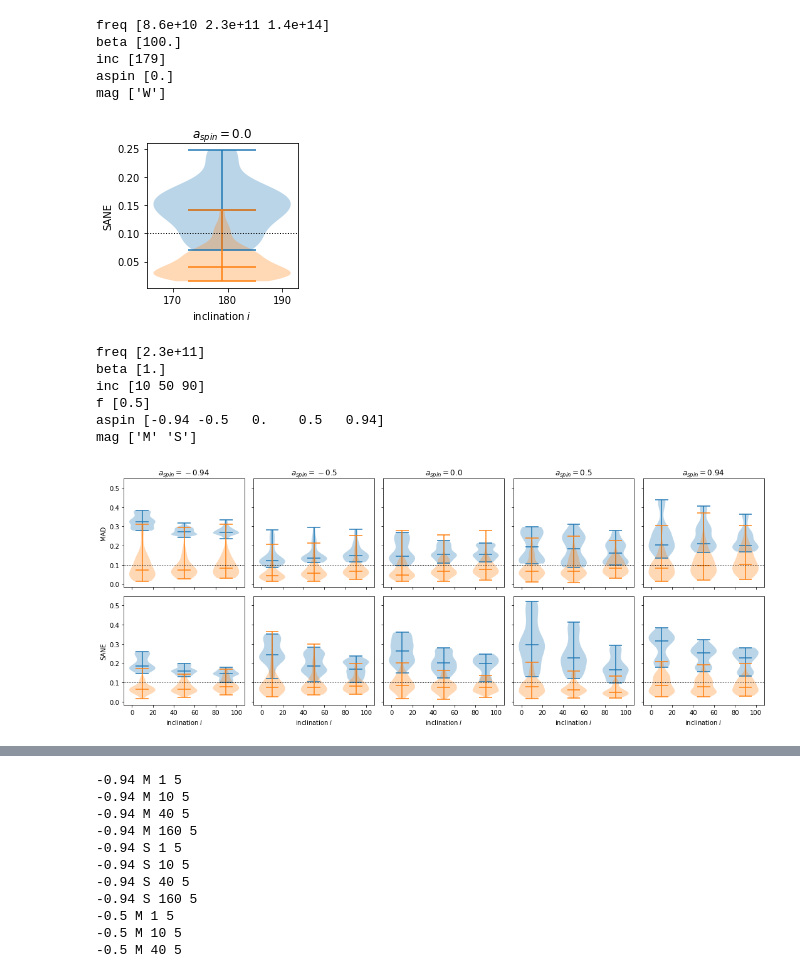
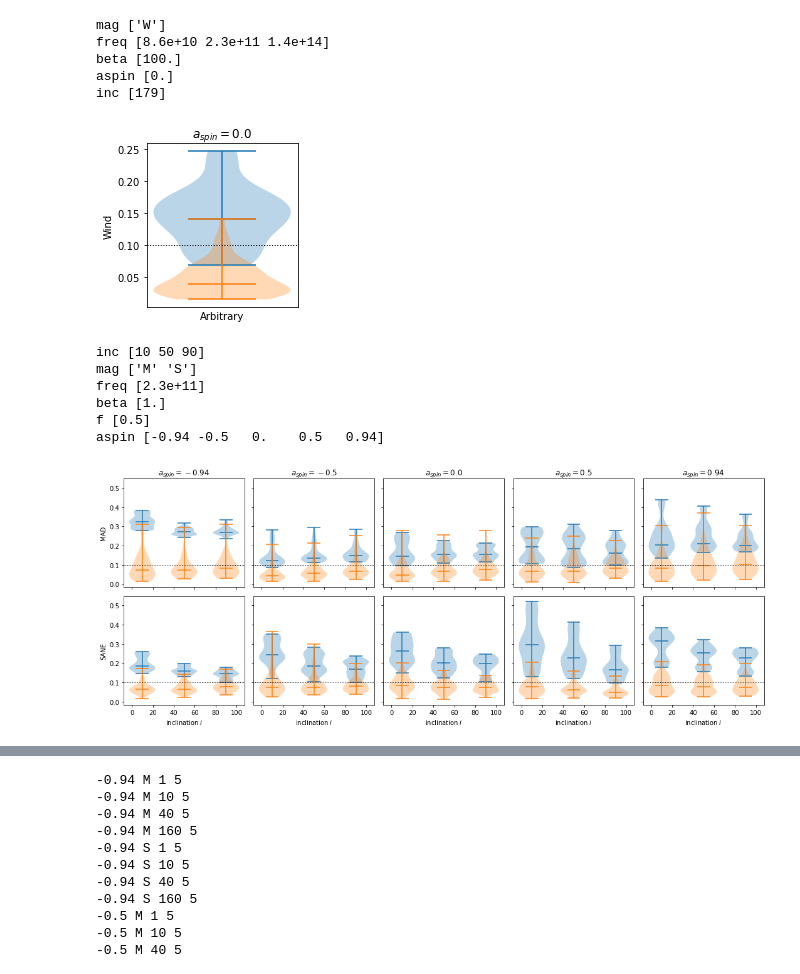
Before and after one commit to eventhorizontelescope/2017_sgra_paper5, a Jupyter notebook: output_mi.ipynb, the cells around one changed output, grey strips where cells are left out. Cells and saved outputs as stored; diff of their text form; code cells hidden in the pictures.

Commit message:
Update the MI notebook to skip outlines

```diff
--- a/output_mi.ipynb
+++ b/output_mi.ipynb
@@ -11,6 +11,13 @@ from common import hallmark as hm
 # %%
 def calmi(path, hr=10, N=64):
     df = pd.read_csv(path, sep='\t')
+
+    m  = df.Fsum <= 2.4 * 1000
+    w  = np.where(~m)[0]
+    if len(w) != 0:
+        print(f'WARNING: bring frame found: {w}; SKIP that frame')
+
+    df = df[m]
     dt = (df.time_hr.iloc[-1] - df.time_hr.iloc[0] - hr) / N
     mi = []
     for i in range(N):
@@ -21,37 +28,44 @@ def calmi(path, hr=10, N=64):
 # %%
 pf = hm.ParaFrame('cache/Ressler/{mag}a{aspin:g}_i{inc:d}/summ_beta{beta:g}_{freq:g}.tsv')
 
 for k in set(pf.keys()) - {'path'}:
     globals()[k] = np.unique(pf[k])
     print(k, globals()[k][:16])
 
 fig, axes = plt.subplots(1, 1, figsize=(3,3), sharex=True, sharey=True)
 
 sel = pf(freq=2.3e11)
 
 for c, a in enumerate(aspin):
     for r, m in enumerate(mag):
         mis = [calmi(sel(aspin=a)(mag=m)(inc=i).path.iloc[0]) for i in inc]
-        axes.violinplot(mis, positions=inc, widths=25, showmedians=True)
+        axes.violinplot(mis,
+                        #positions=inc,
+                        #widths=25,
+                        showmedians=True)
 
         mis = [calmi(sel(aspin=a)(mag=m)(inc=i).path.iloc[0], hr=1) for i in inc]
-        axes.violinplot(mis, positions=inc, widths=25, showmedians=True)
+        axes.violinplot(mis,
+                        #positions=inc,
+                        #widths=25,
+                        showmedians=True)
 
         axes.axhline(0.1, ls=':', linewidth=1, color='k')
 
         axes.set_title(f'$a_{{spin}} = {a}$')
-        axes.set_xlabel('inclination $i$')
-        axes.set_ylabel('MAD' if m == 'M' else 'SANE')
+        axes.get_xaxis().set_ticks([])
+        axes.set_xlabel('Arbitrary')
+        axes.set_ylabel('Wind')
 
 fig.tight_layout()
 fig.savefig('output/plot/mi_Ressler.pdf')
 # %% [output]
+mag ['W']
 freq [8.6e+10 2.3e+11 1.4e+14]
 beta [100.]
+aspin [0.]
 inc [179]
-aspin [0.]
-mag ['W']
-[figure, old version]
+[figure, new version]
 # %%
 pf = hm.ParaFrame('cache/critical_beta/{mag}a{aspin:g}_i{inc:d}/summ_f{f:g}_b{beta:g}_{freq:g}.tsv')
 
@@ -83,12 +97,12 @@ for c, a in enumerate(aspin):
 fig.tight_layout()
 fig.savefig('output/plot/mi_critical_beta.pdf')
 # %% [output]
+inc [10 50 90]
+mag ['M' 'S']
 freq [2.3e+11]
 beta [1.]
-inc [10 50 90]
 f [0.5]
 aspin [-0.94 -0.5   0.    0.5   0.94]
-mag ['M' 'S']
 [figure]
 # %%
 pf = hm.ParaFrame('cache/Hamr_varkappa/{mag}_a{aspin:g}_i{inc:d}/summ_Rh{Rhigh:d}_{freq}.tsv')
```
Also changed, not shown: parts of 3 cells of this notebook.
